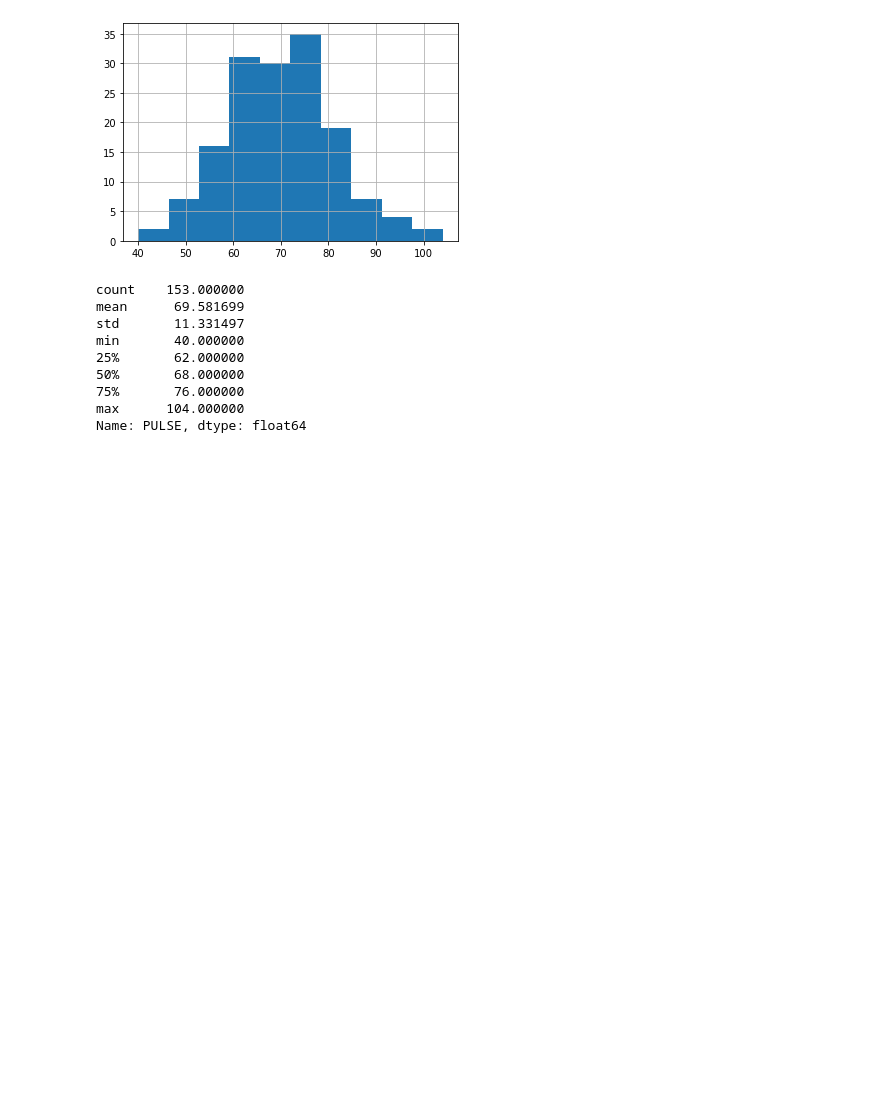
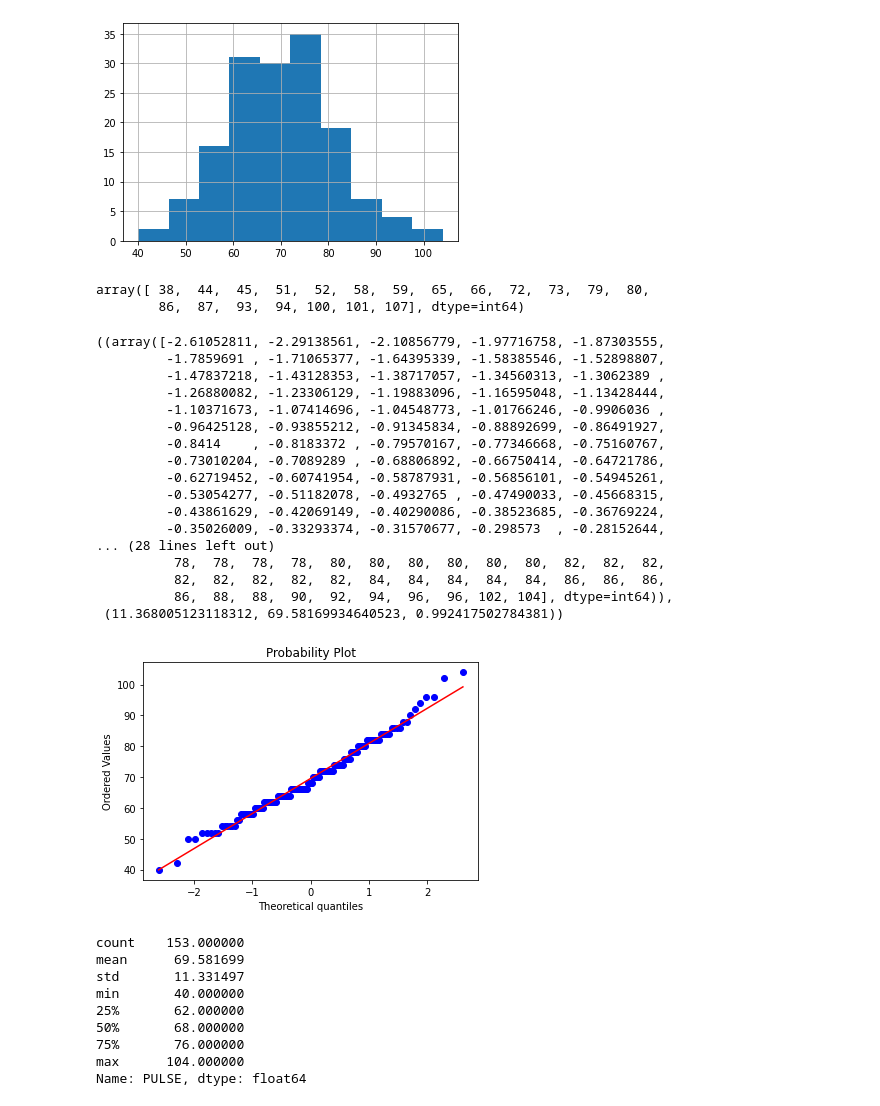
Before and after one commit to RodrigoEmygdio/Estatistica, a Jupyter notebook: notebooks/Tirola/Analise_Distribuicao_Frequencia.ipynb, the cells around one changed output. Saved outputs shown, nothing was run; the diff lists cells and outputs as text; code cells hidden in the pictures; blank space fills up the shorter version.

```diff
--- a/notebooks/Tirola/Analise_Distribuicao_Frequencia.ipynb
+++ b/notebooks/Tirola/Analise_Distribuicao_Frequencia.ipynb
@@ -123,6 +145,33 @@ df_dados_homens['PULSE'].hist()
 # %% [output]
 <matplotlib.axes._subplots.AxesSubplot at 0x...>
 [figure]
+# %%
+classes = np.sort(np.concatenate((tb_pulsacao.dataFrame.index.gender.left.gender,tb_pulsacao.dataFrame.index.gender.right.gender -1)))
+classes
+# %% [output]
+array([ 38,  44,  45,  51,  52,  58,  59,  65,  66,  72,  73,  79,  80,
+        86,  87,  93,  94, 100, 101, 107], dtype=int64)
+# %%
+probplot(np.sort(df_dados_homens['PULSE'].gender),plot=plt)
+# %% [output]
+((array([-2.61052811, -2.29138561, -2.10856779, -1.97716758, -1.87303555,
+         -1.7859691 , -1.71065377, -1.64395339, -1.58385546, -1.52898807,
+         -1.47837218, -1.43128353, -1.38717057, -1.34560313, -1.3062389 ,
+         -1.26880082, -1.23306129, -1.19883096, -1.16595048, -1.13428444,
+         -1.10371673, -1.07414696, -1.04548773, -1.01766246, -0.9906036 ,
+         -0.96425128, -0.93855212, -0.91345834, -0.88892699, -0.86491927,
+         -0.8414    , -0.8183372 , -0.79570167, -0.77346668, -0.75160767,
+         -0.73010204, -0.7089289 , -0.68806892, -0.66750414, -0.64721786,
+         -0.62719452, -0.60741954, -0.58787931, -0.56856101, -0.54945261,
+         -0.53054277, -0.51182078, -0.4932765 , -0.47490033, -0.45668315,
+         -0.43861629, -0.42069149, -0.40290086, -0.38523685, -0.36769224,
+         -0.35026009, -0.33293374, -0.31570677, -0.298573  , -0.28152644,
+... (28 lines left out)
+          78,  78,  78,  78,  80,  80,  80,  80,  80,  80,  82,  82,  82,
+          82,  82,  82,  82,  82,  84,  84,  84,  84,  84,  86,  86,  86,
+          86,  88,  88,  90,  92,  94,  96,  96, 102, 104], dtype=int64)),
+ (11.368005123118312, 69.58169934640523, 0.992417502784381))
+[figure, added]
 # %%
 df_dados_homens['PULSE'].describe()
 # %% [output]
```
Also changed, not shown: parts of 26 cells of this notebook, 1 other file.
